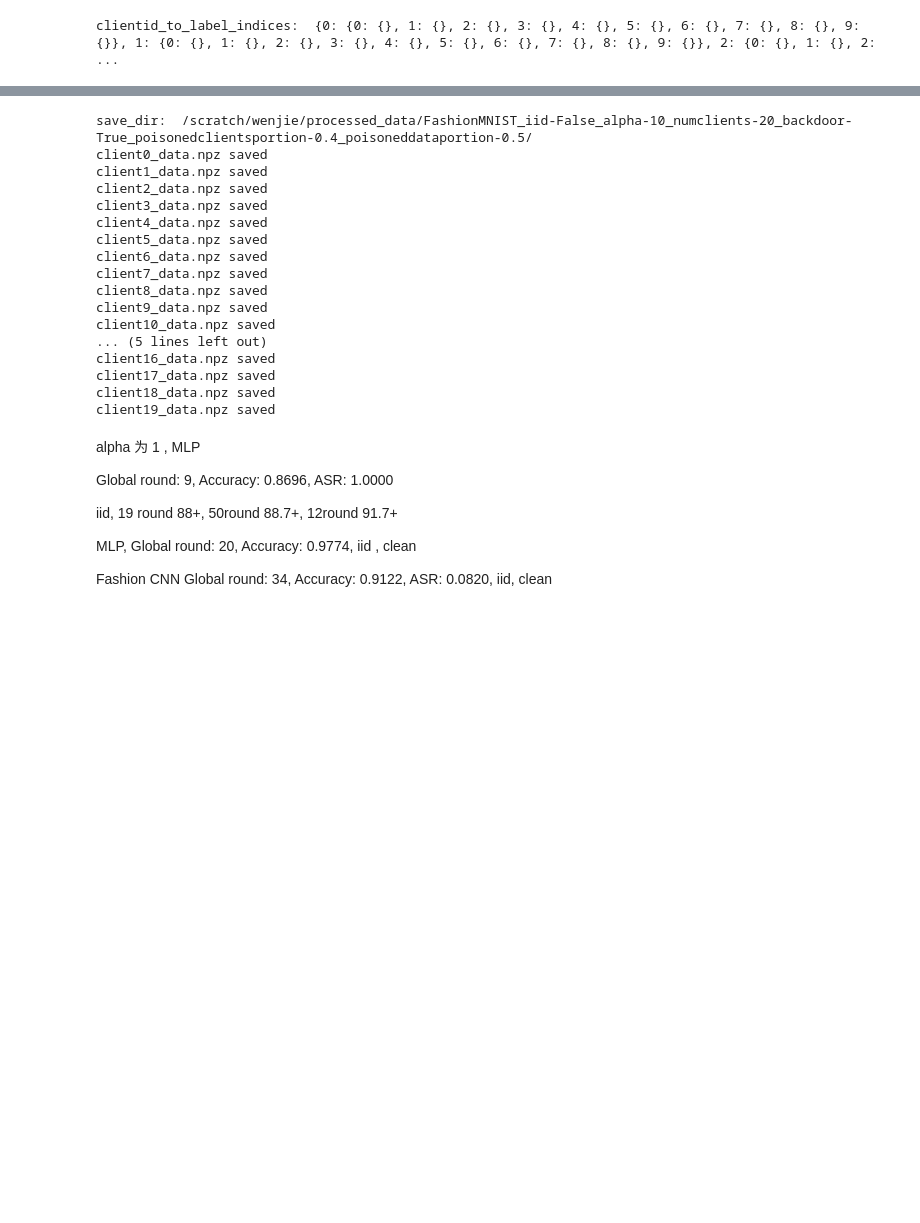
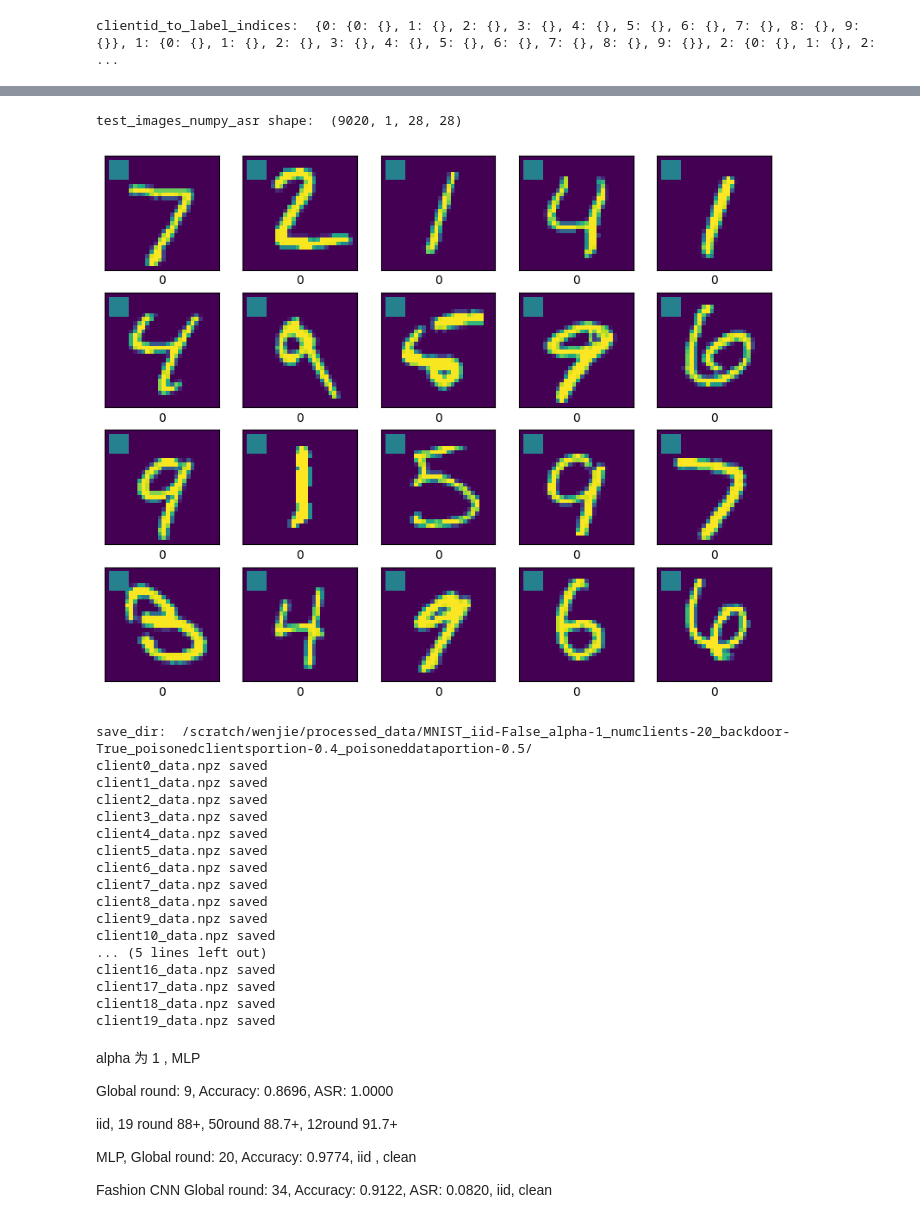
Before and after one commit to imamtom/Attack_and_Defense_demo_ipynb, a Jupyter notebook: fl_dataset_process_and_dump.ipynb, the cells around one changed output, grey strips where cells are left out. Drawn from its saved outputs; the diff is of its cells as text; code cells hidden in the pictures; blank space fills up the shorter version.

```diff
--- a/fl_dataset_process_and_dump.ipynb
+++ b/fl_dataset_process_and_dump.ipynb
@@ -619,3 +630,36 @@ num_poison_samples_each_client[i]:  1483
+# %%
+# 生成测试asr的数据
+test_images_numpy_asr = test_images_numpy.copy()
+
+# 只保留其中的非target_label样本作为新的数据集
+non_target_label_idx = np.where(test_labels_numpy != target_label)[0]
+test_images_numpy_asr = test_images_numpy_asr[non_target_label_idx]
+# 将所有test_images_numpy_asr中的图像左上角加入一个5*5的白色矩形
+
+
+for i in range(len(test_images_numpy_asr)):
+    test_images_numpy_asr[i][:, 1:6, 1:6] = 1.0
+
+
+# 每一个样本的标签都设置为target_label
+test_labels_numpy_asr = np.full((len(test_images_numpy_asr),), target_label)
+
+# 打印样本数量
+print("test_images_numpy_asr shape: ", test_images_numpy_asr.shape)
+
+# 从所有样本中随机抽取20个样本, 显示图像和它的后门标签, 查看是否被投毒
+plt.figure(figsize=(10, 10))
+for j in range(20):
+    plt.subplot(5, 5, j+1)
+    plt.xticks([])
+    plt.yticks([])
+    plt.grid(False)
+    plt.imshow(test_images_numpy_asr[j].transpose(1, 2, 0))
+    plt.xlabel(test_labels_numpy_asr[j])
+plt.show()
+# %% [output]
+test_images_numpy_asr shape:  (9020, 1, 28, 28)
+[figure, added]
 # %%
 # 根据clientid_to_label_indices中的index信息, 生成每个客户端的数据集, 并用npz格式保存
 def dump_multiple_client_training_data(clientid_to_label_indices, images_numpy, labels_numpy, modified_labels_numpy, num_clients, num_classes, save_dir):
@@ -658,9 +702,12 @@ print("save_dir: ", save_dir)
 dump_multiple_client_training_data(clientid_to_each_label_indices, train_images_numpy, train_labels_numpy, modified_train_labels_numpy, num_clients, num_classes, save_dir)
 
 # 保存test数据
-np.savez(save_dir + 'test_data.npz', images=test_images_numpy, labels=test_labels_numpy)
+np.savez(save_dir + 'test_acc_data.npz', images=test_images_numpy, labels=test_labels_numpy)
+
+# 使用npz保存test_labels_numpy_asr以及test_labels_numpy_asr数据到test_acc_data.npz
+np.savez(save_dir + 'test_asr_data.npz', images=test_images_numpy_asr, labels=test_labels_numpy_asr)
 # %% [output]
-save_dir:  /scratch/wenjie/processed_data/FashionMNIST_iid-False_alpha-10_numclients-20_backdoor-True_poisonedclientsportion-0.4_poisoneddataportion-0.5/
+save_dir:  /scratch/wenjie/processed_data/MNIST_iid-False_alpha-1_numclients-20_backdoor-True_poisonedclientsportion-0.4_poisoneddataportion-0.5/
 client0_data.npz saved
 client1_data.npz saved
 client2_data.npz saved
```
Also changed, not shown: parts of 7 cells of this notebook, 14 other files.
